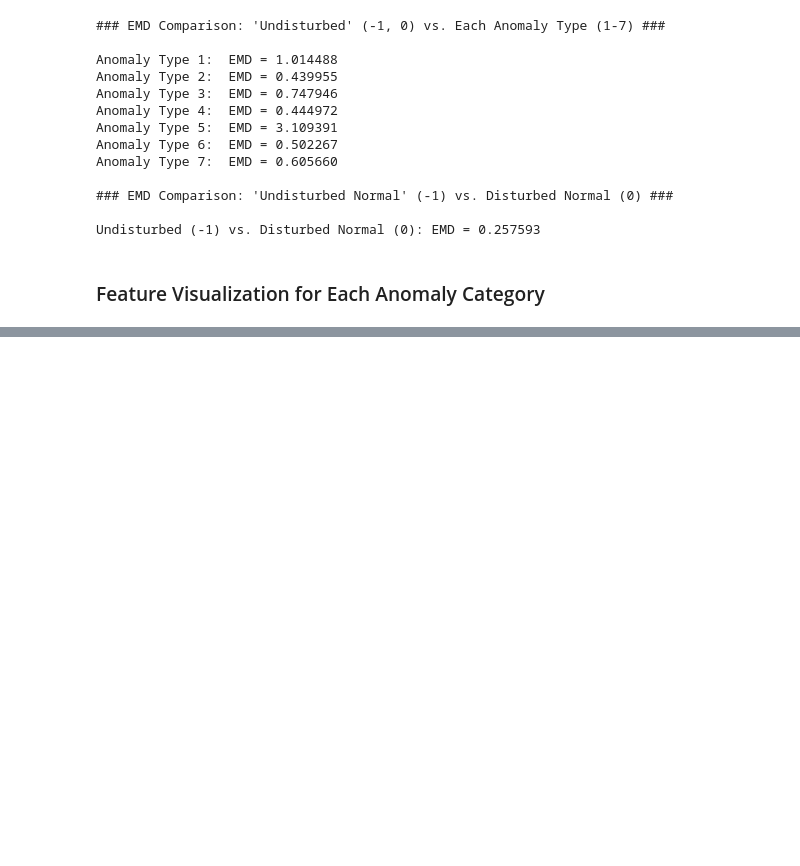
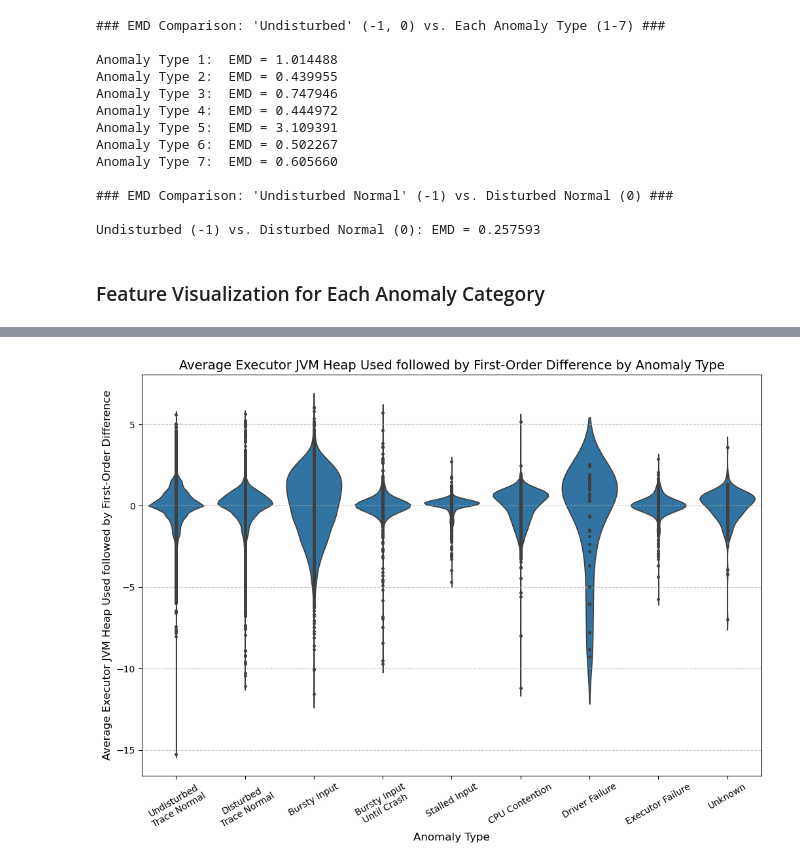
Before and after one commit to goksu-uzunturk/TS-Anomaly-Detection, a Jupyter notebook: notebooks/EDA.ipynb, the cells around one changed output, grey strips where cells are left out. Saved outputs shown, nothing was run; the diff lists cells and outputs as text; code cells hidden in the pictures; blank space fills up the shorter version.

```diff
--- a/notebooks/EDA.ipynb
+++ b/notebooks/EDA.ipynb
@@ -557,3 +569,8 @@ def plot_feature_category(features, feature_name_mapping, category_name, df):
+# %%
+fig = plot_feature_category([executor_features[-1]], executor_feature_name_mapping, 'Executor', df)
+fig.savefig("../data/1_diff_avg_jvm_heap_used_value.pdf", format='pdf', bbox_inches='tight')
+# %% [output]
+[figure, added]
 # %%
 plot_feature_category(driver_features, driver_feature_name_mapping, 'Driver', df)
 plot_feature_category(executor_features, executor_feature_name_mapping, 'Executor', df)
```
Also changed, not shown: parts of 5 cells of this notebook, 51 other files.
